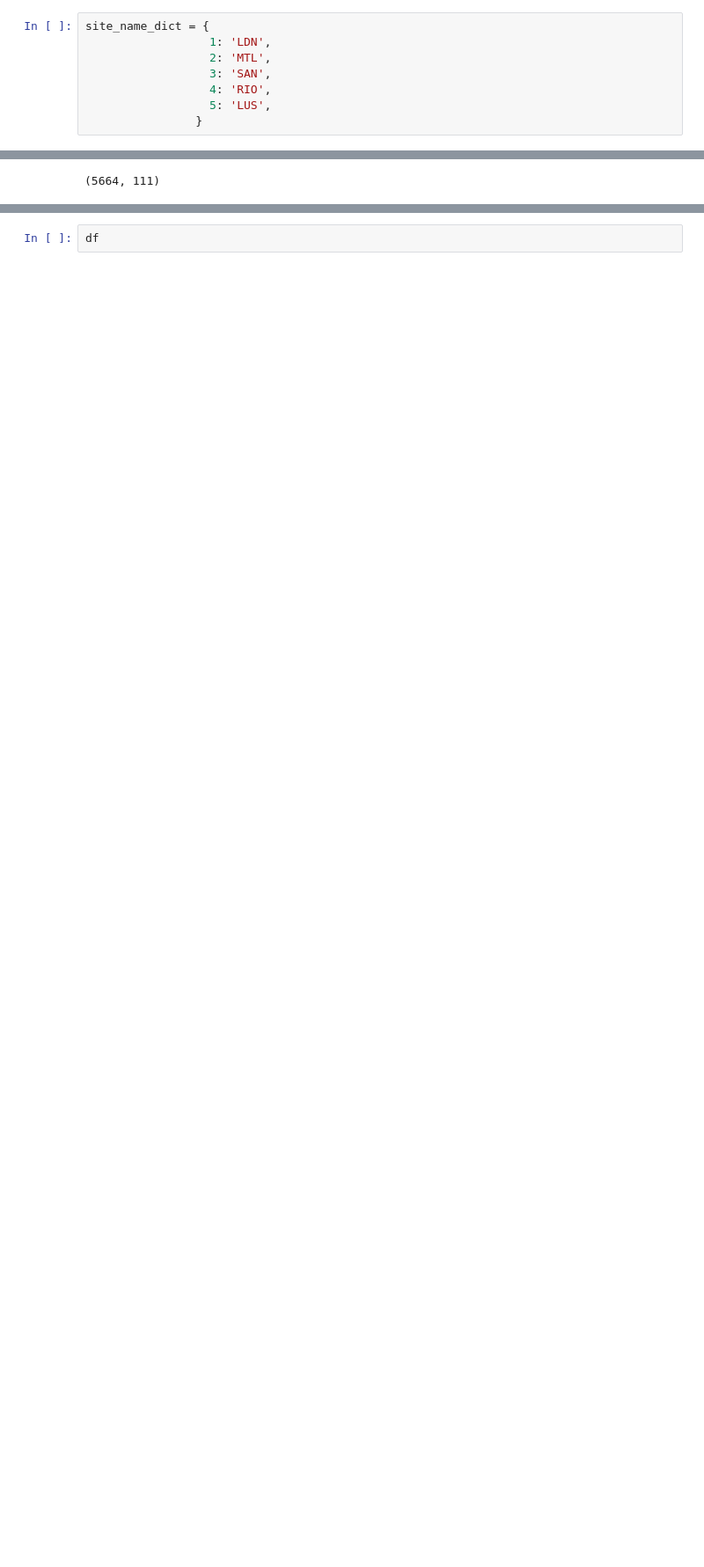
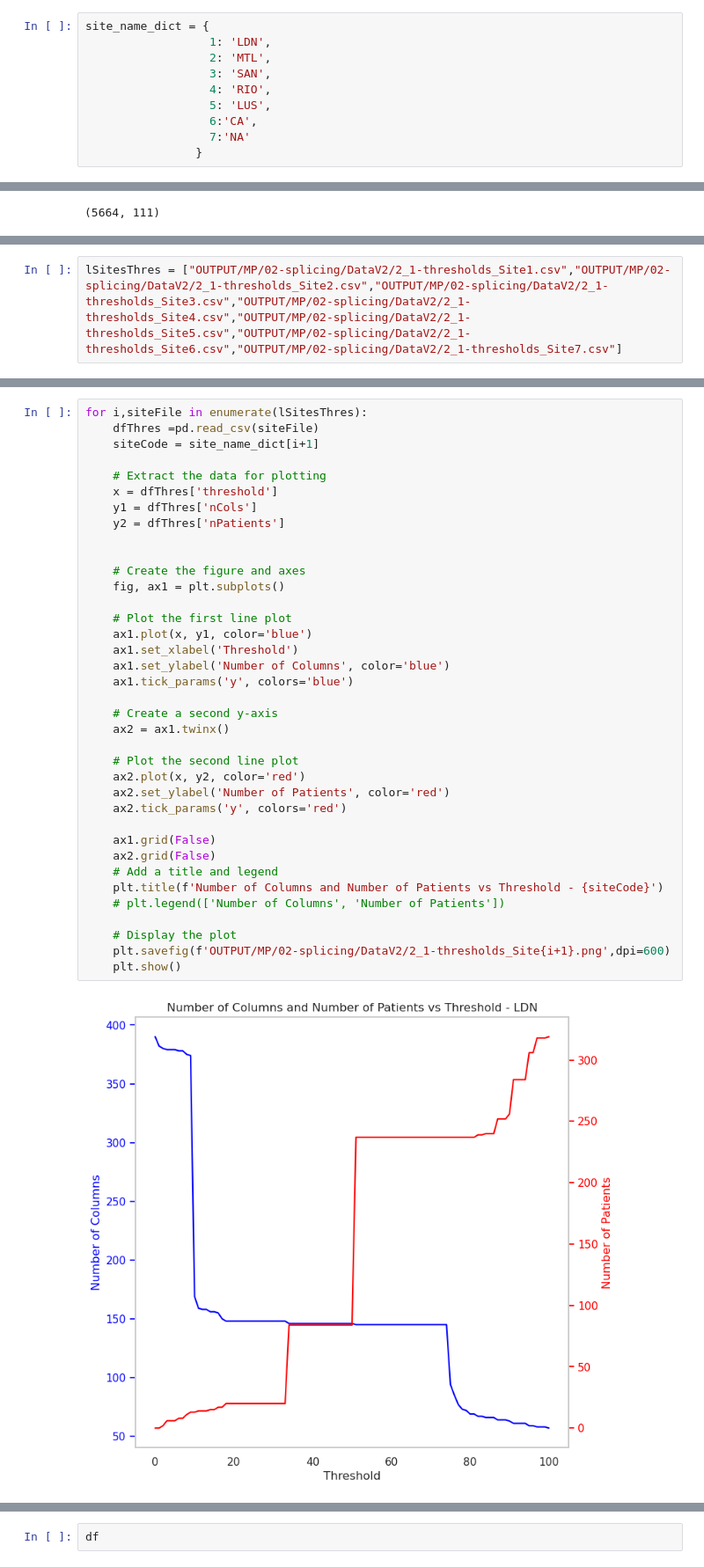
Before and after one commit to davidtweddell/lc_repo, a Jupyter notebook: 01-splicing-data.ipynb, the cells around one changed output, grey strips where cells are left out. Shown at 88% size. Saved outputs shown, nothing was run; the diff lists cells and outputs as text; blank space fills up the shorter version.

Commit message:
splice data by site and create datasetse -- IN PROGRESS

```diff
--- a/01-splicing-data.ipynb
+++ b/01-splicing-data.ipynb
@@ -53,4 +53,6 @@ site_name_dict = {
                   3: 'SAN',
                   4: 'RIO',
                   5: 'LUS',
+                  6:'CA',
+                  7:'NA'
                 }
@@ -653,0 +740,2 @@ ds.save_to_disk("../Data/DataV2/featuresThresAll81.arrow")
+# %%
+lSitesThres = ["OUTPUT/MP/02-splicing/DataV2/2_1-thresholds_Site1.csv","OUTPUT/MP/02-splicing/DataV2/2_1-thresholds_Site2.csv","OUTPUT/MP/02-splicing/DataV2/2_1-thresholds_Site3.csv","OUTPUT/MP/02-splicing/DataV2/2_1-thresholds_Site4.csv","OUTPUT/MP/02-splicing/DataV2/2_1-thresholds_Site5.csv","OUTPUT/MP/02-splicing/DataV2/2_1-thresholds_Site6.csv","OUTPUT/MP/02-splicing/DataV2/2_1-thresholds_Site7.csv"]
@@ -653,0 +746,39 @@ ds.save_to_disk("../Data/DataV2/featuresThresAll81.arrow")
+# %%
+for i,siteFile in enumerate(lSitesThres):
+    dfThres =pd.read_csv(siteFile)
+    siteCode = site_name_dict[i+1]
+
+    # Extract the data for plotting
+    x = dfThres['threshold']
+    y1 = dfThres['nCols']
+    y2 = dfThres['nPatients']
+
+
+    # Create the figure and axes
+    fig, ax1 = plt.subplots()
+
+    # Plot the first line plot
+    ax1.plot(x, y1, color='blue')
+    ax1.set_xlabel('Threshold')
+    ax1.set_ylabel('Number of Columns', color='blue')
+    ax1.tick_params('y', colors='blue')
+
+    # Create a second y-axis
+    ax2 = ax1.twinx()
+
+    # Plot the second line plot
+    ax2.plot(x, y2, color='red')
+    ax2.set_ylabel('Number of Patients', color='red')
+    ax2.tick_params('y', colors='red')
+
+    ax1.grid(False)
+    ax2.grid(False)
+    # Add a title and legend
+    plt.title(f'Number of Columns and Number of Patients vs Threshold - {siteCode}')
+    # plt.legend(['Number of Columns', 'Number of Patients'])
+
+    # Display the plot
+    plt.savefig(f'OUTPUT/MP/02-splicing/DataV2/2_1-thresholds_Site{i+1}.png',dpi=600)
+    plt.show()
+# %% [output]
+[figure, added]
```
Also changed, not shown: parts of 35 cells of this notebook, 22 other files.
